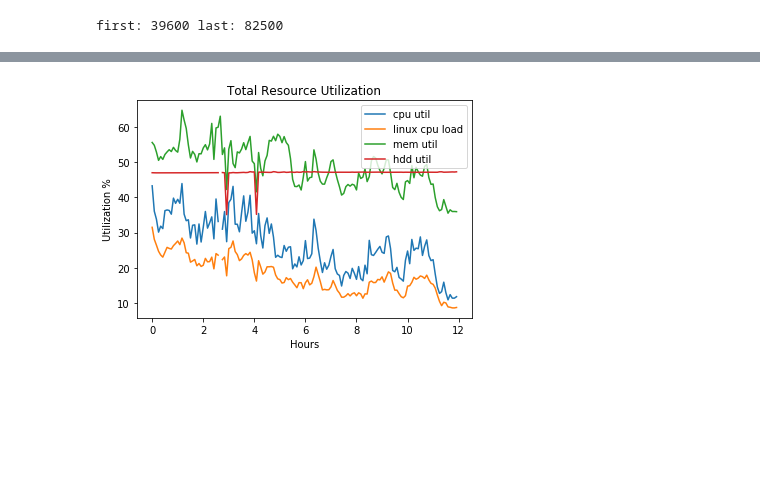
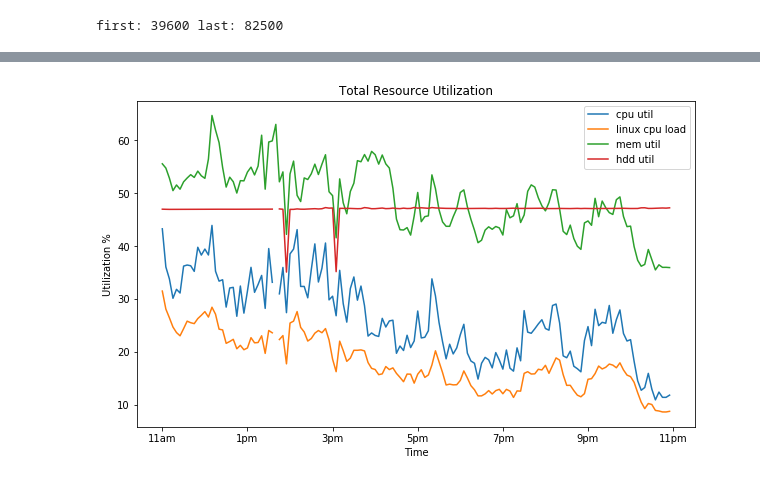
Before and after one commit to codestar12/gc_project, a Jupyter notebook: note_books/Machine Utilization.ipynb, the cells around one changed output, grey strips where cells are left out. Drawn from its saved outputs; the diff is of its cells as text; code cells hidden in the pictures; blank space fills up the shorter version.

```diff
--- a/note_books/Machine Utilization.ipynb
+++ b/note_books/Machine Utilization.ipynb
@@ -74,7 +64,9 @@ cpu_load5_sum = {}
 for ts in timestamps:
     cpu_load5_sum[ts] = sum(df[df.timestamp == ts].load5)
 # %%
-import matplotlib.pylab as plt
+import matplotlib.pyplot as plt
+
+plt.figure(figsize=[10,6])
 
 lists = sorted(cpu_utilization_sum.items()) # sorted by key, return a list of tuples
 
@@ -86,32 +78,35 @@ plt.plot(hour, cpu, label="cpu util")
 
 lists = sorted(cpu_load5_sum.items()) # sorted by key, return a list of tuples
 
 x, y = zip(*lists) # unpack a list of pairs into two tuples
 cpu = [z/1310 for z in y]
 hour = [(z- timestamps[0])/3600  for z in x]
 
 plt.plot(hour, cpu, label="linux cpu load")
 
 
 lists = sorted(mem_utilization_sum.items()) # sorted by key, return a list of tuples
 
 x, y = zip(*lists) # unpack a list of pairs into two tuples
 #minute = [z/300 for z in x]
 mem = [z/1310 for z in y]
 
 plt.plot(hour, mem, label="mem util")
 
 lists = sorted(disk_utilization_sum.items()) # sorted by key, return a list of tuples
 
 x, y = zip(*lists) # unpack a list of pairs into two tuples
 hdd = [z/1310 for z in y]
 #minute = [z/300 for z in x]
 plt.plot(hour, hdd, label="hdd util")
 plt.legend()
 plt.title("Total Resource Utilization")
 plt.ylabel("Utilization %")
-plt.xlabel("Hours")
+plt.xlabel("Time")
+hours = list(range(0,7))
+labels = ["11am", "1pm", "3pm", "5pm", "7pm", "9pm", "11pm"]
+plt.xticks(range(0,14,2), labels)
 plt.savefig("../figures/resource_utilization.png", dpi=300)
 plt.show()
 # %% [output]
-[figure, old version]
+[figure, new version]
```
Also changed, not shown: parts of 7 cells of this notebook, 10 other files.
